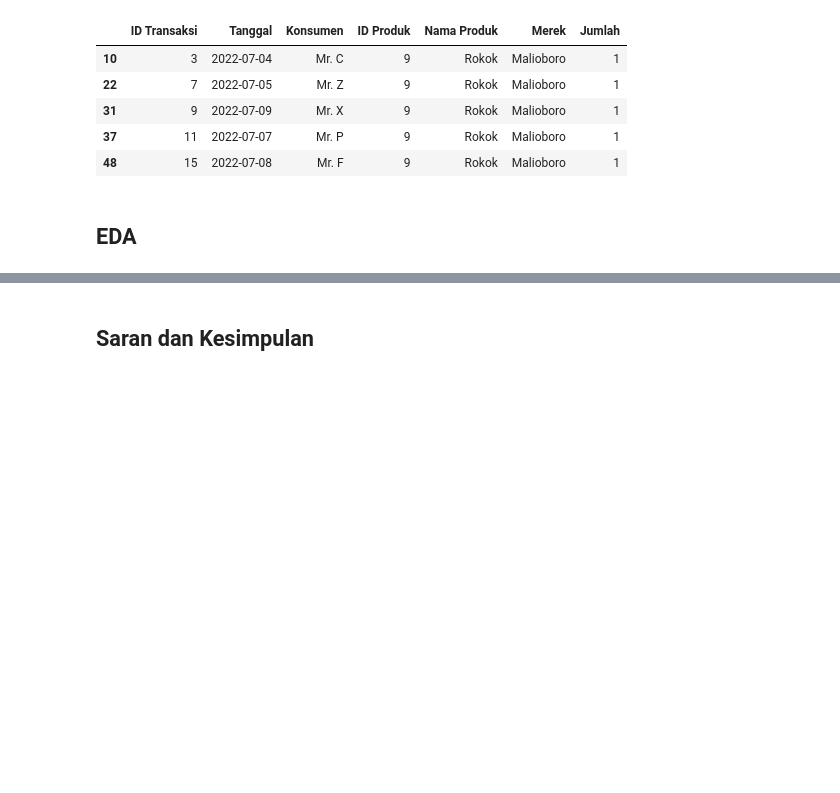
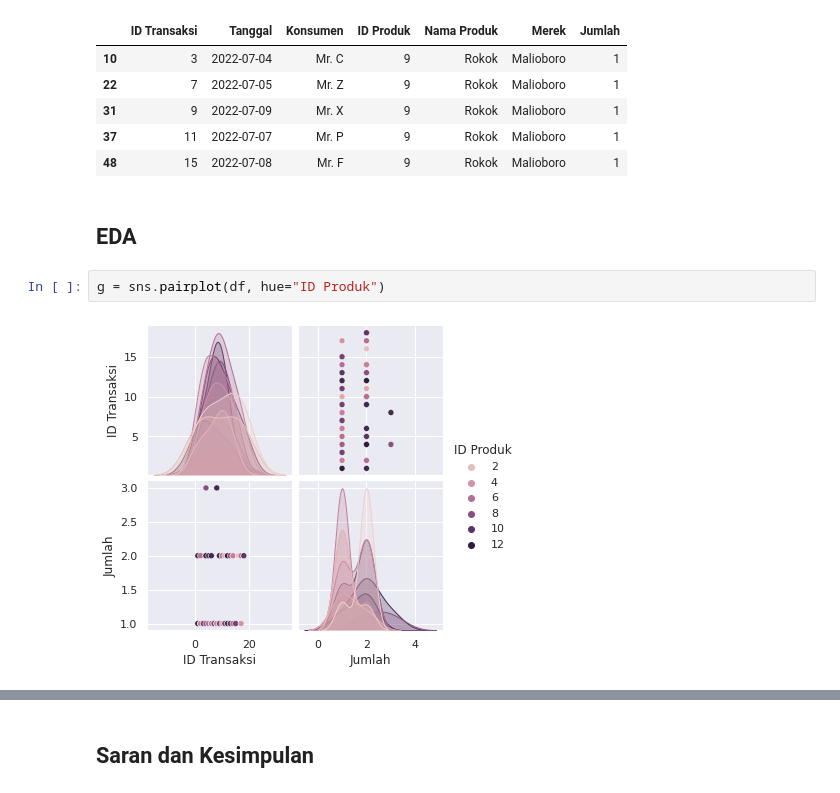
Before and after one commit to yogaap113/Case-Study-03-Data-Mining-UIN-Ganjil-2022-Kelompok-1, a Jupyter notebook: Case_Study_03_Data_Mining_UIN_Ganjil_2022_Kelompok_1.ipynb, the cells around one changed output, grey strips where cells are left out. Drawn from its saved outputs; the diff is of its cells as text; blank space fills up the shorter version.

```diff
--- a/Case_Study_03_Data_Mining_UIN_Ganjil_2022_Kelompok_1.ipynb
+++ b/Case_Study_03_Data_Mining_UIN_Ganjil_2022_Kelompok_1.ipynb
@@ -246,3 +246,7 @@ produk_rokok.head()
 | 48 | 15 | 2022-07-08 | Mr. F | 9 | Rokok | Malioboro | 1 |
 # %% [markdown]
 ## EDA
+# %%
+g = sns.pairplot(df, hue="ID Produk")
+# %% [output]
+[figure, added]
```
Also changed, not shown: parts of 3 cells of this notebook.
